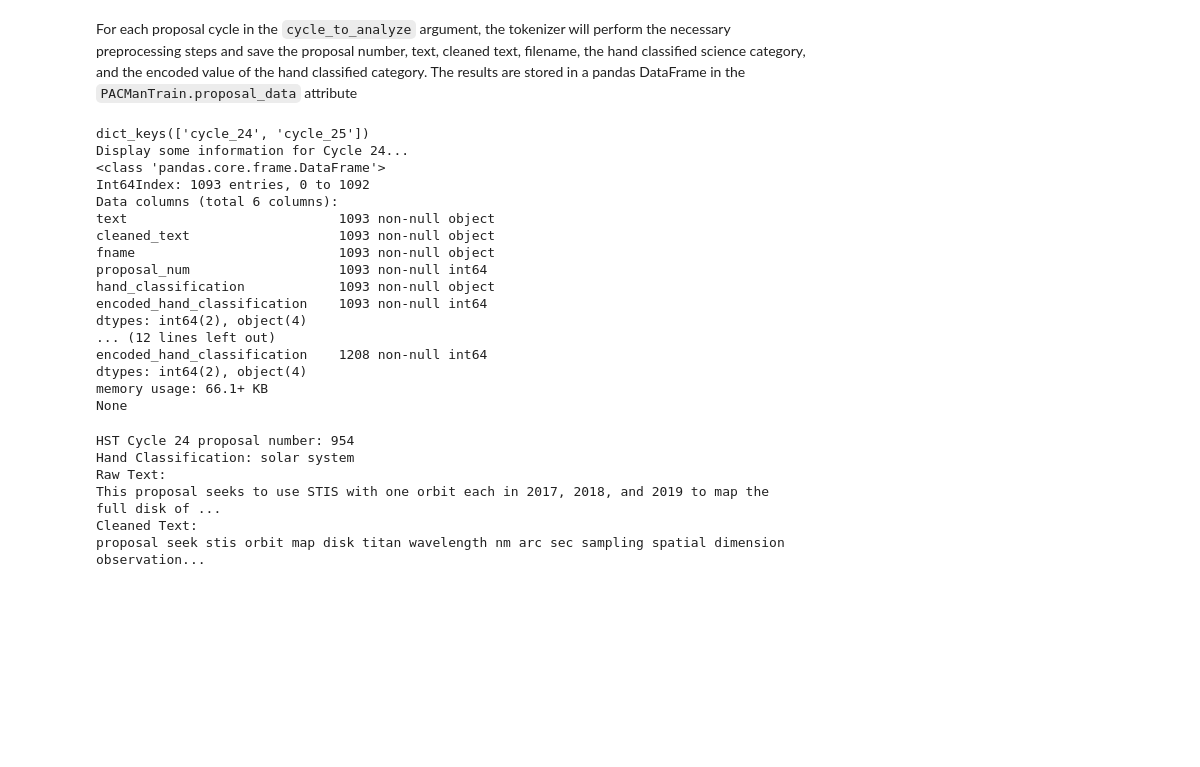
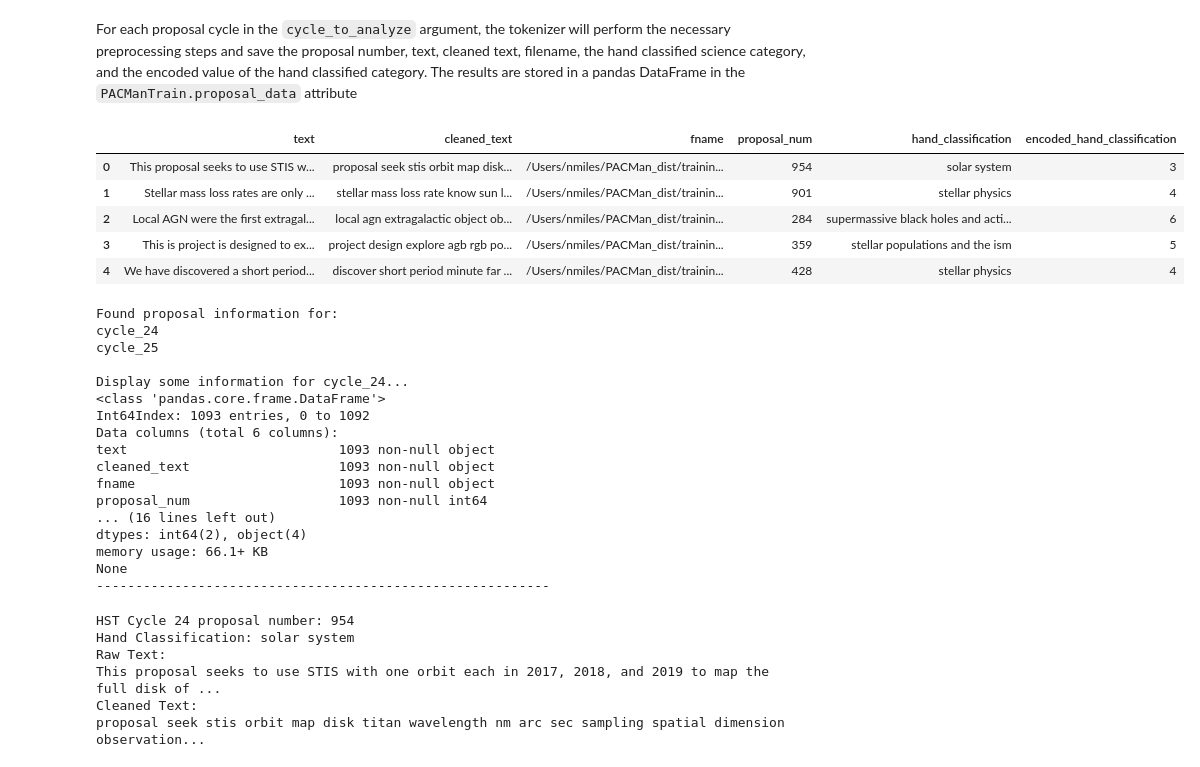
Before and after one commit to nmiles2718/PACMan_dist, a Jupyter notebook: notebooks/howto_training.ipynb, the cells around one changed output. Saved outputs shown, nothing was run; the diff lists cells and outputs as text; code cells hidden in the pictures; blank space fills up the shorter version.

```diff
--- a/notebooks/howto_training.ipynb
+++ b/notebooks/howto_training.ipynb
@@ -80,15 +88,26 @@ For each proposal cycle in the `cycle_to_analyze` argument, the tokenizer will p
+# %%
+pacman_training.proposal_data['cycle_24'].head()
+# %% [output]
+|  | text | cleaned_text | fname | proposal_num | hand_classification | encoded_hand_classification |
+| 0 | This proposal seeks to use STIS w... | proposal seek stis orbit map disk... | /Users/nmiles/PACMan_dist/trainin... | 954 | solar system | 3 |
+| 1 | Stellar mass loss rates are only ... | stellar mass loss rate know sun l... | /Users/nmiles/PACMan_dist/trainin... | 901 | stellar physics | 4 |
+| 2 | Local AGN were the first extragal... | local agn extragalactic object ob... | /Users/nmiles/PACMan_dist/trainin... | 284 | supermassive black holes and acti... | 6 |
+| 3 | This is project is designed to ex... | project design explore agb rgb po... | /Users/nmiles/PACMan_dist/trainin... | 359 | stellar populations and the ism | 5 |
+| 4 | We have discovered a short period... | discover short period minute far ... | /Users/nmiles/PACMan_dist/trainin... | 428 | stellar physics | 4 |
 # %%
-print(pacman_training.proposal_data.keys())
+print('Found proposal information for:\n'+'\n'.join(pacman_training.proposal_data.keys())+'\n')
 
 # Print the first 5 rows of the DataFrame for cycle 24
-print('Display some information for Cycle 24...')
-print(pacman_training.proposal_data['cycle_24'].info())
-print('-'*58)
-print('Display some information for Cycle 25...')
-print(pacman_training.proposal_data['cycle_25'].info())
+for key in pacman_training.proposal_data.keys():
+    print(f"Displaying some information for {key}...")
+    print(pacman_training.proposal_data[key].info())
+    print('-'*58)
 # %% [output]
-dict_keys(['cycle_24', 'cycle_25'])
-Display some information for Cycle 24...
+Found proposal information for:
+cycle_24
+cycle_25
+
+Display some information for cycle_24...
 <class 'pandas.core.frame.DataFrame'>
 Int64Index: 1093 entries, 0 to 1092
 Data columns (total 6 columns):
@@ -96,14 +115,11 @@ text                           1093 non-null object
 cleaned_text                   1093 non-null object
 fname                          1093 non-null object
 proposal_num                   1093 non-null int64
-hand_classification            1093 non-null object
-encoded_hand_classification    1093 non-null int64
-dtypes: int64(2), object(4)
-... (12 lines left out)
-encoded_hand_classification    1208 non-null int64
+... (16 lines left out)
 dtypes: int64(2), object(4)
 memory usage: 66.1+ KB
 None
+----------------------------------------------------------
 # %%
 first_row = pacman_training.proposal_data['cycle_24'].iloc[0]
 msg = (
```
Also changed, not shown: parts of 7 cells of this notebook, 2 other files.
